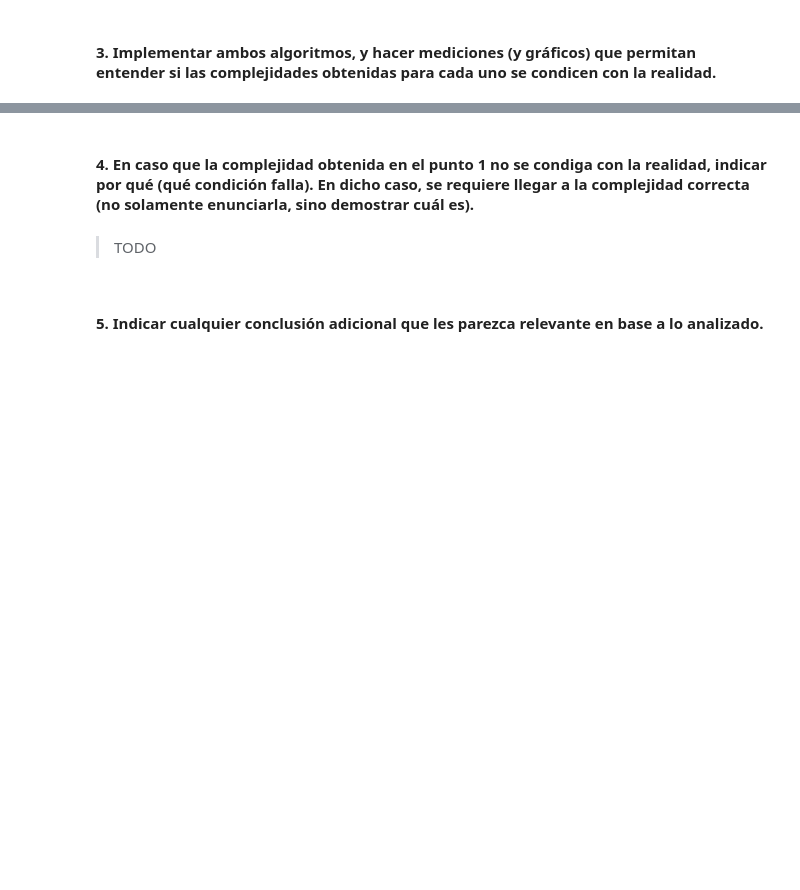
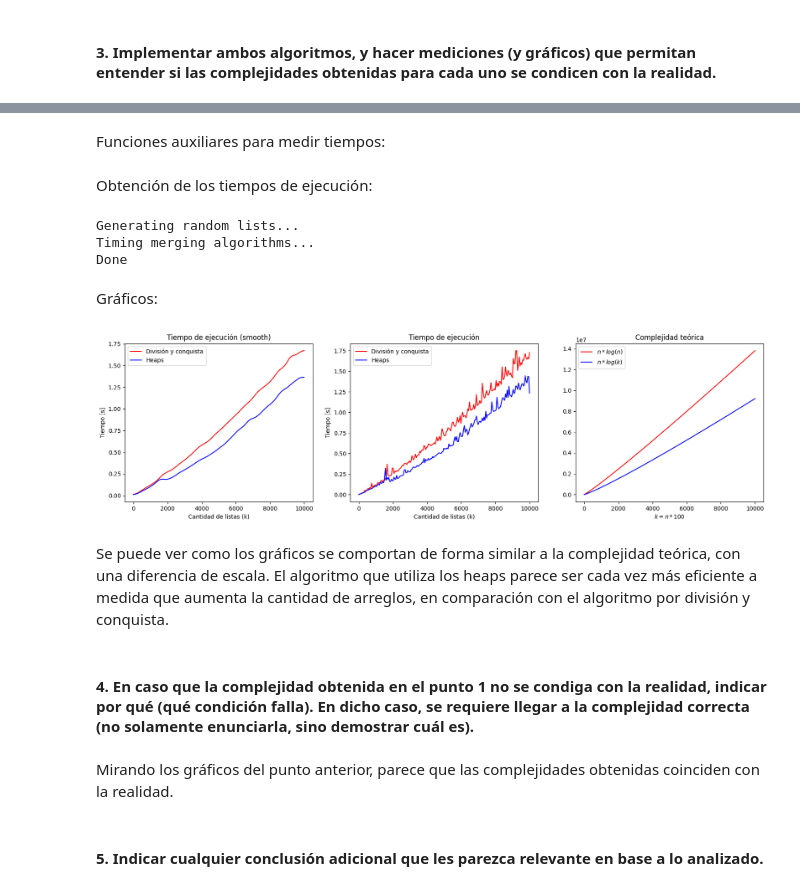
Before and after one commit to fdelu/tda-tp1, a Jupyter notebook: informe.ipynb, the cells around one changed output, grey strips where cells are left out. Cells and saved outputs as stored; diff of their text form; code cells hidden in the pictures; blank space fills up the shorter version.

```diff
--- a/informe.ipynb
+++ b/informe.ipynb
@@ -24,0 +110,2 @@ La idea en este caso será plantear otra solución y analizarla. Se propone el s
+# %% [markdown]
+Funciones auxiliares para medir tiempos:
@@ -25,7 +168,74 @@ La idea en este caso será plantear otra solución y analizarla. Se propone el s
+# %% [markdown]
+Obtención de los tiempos de ejecución:
+# %%
+K = 10000  # Cantidad de listas
+H = 100  # Elementos por lista
+
+SAMPLES = 200
+
+x = np.linspace(1, K, SAMPLES, dtype=int)
+times_dq, times_heaps = get_times(x, H)
+# %% [output]
+Generating random lists...
+Timing merging algorithms...
+Done
+# %% [markdown]
+Gráficos:
+# %%
+import seaborn as sns
+import numpy as np
+from matplotlib import pyplot as plt
+from scipy.ndimage import gaussian_filter1d
+
+SMOOTH_SIGMA = 4  # the bigger, the smoother
+
+
+def nlogn(k):
+    return (k * H) * np.log(k * H)
+
+
+def nlogk(k):
+    return (k * H) * np.log(k)
+
+
+def plot_times(
+    x: Iterable[int], times_dq: Iterable[float], times_heaps: Iterable[float]
+):
+    _, (ax1, ax2, ax3) = plt.subplots(1, 3, figsize=(20, 5))
+
+    # smooth lines
+    times_dq_smooth = gaussian_filter1d(times_dq, sigma=SMOOTH_SIGMA)
+    times_heaps_smooth = gaussian_filter1d(times_heaps, sigma=SMOOTH_SIGMA)
+
+    for ax in (ax1, ax2):
+        ax.set_xlabel("Cantidad de listas (k)")
+        ax.set_ylabel("Tiempo [s]")
+
+    sns.lineplot(
+        x=x, y=times_dq_smooth, label="División y conquista", ax=ax1, color="red"
+    )
+    sns.lineplot(x=x, y=times_heaps_smooth, label="Heaps", ax=ax1, color="blue")
+    ax1.set_title("Tiempo de ejecución (smooth)")
+
+    sns.lineplot(x=x, y=times_dq, label="División y conquista", ax=ax2, color="red")
+    sns.lineplot(x=x, y=times_heaps, label="Heaps", ax=ax2, color="blue")
+    ax2.set_title("Tiempo de ejecución")
+
+    sns.lineplot(x=x, y=[nlogn(k) for k in x], label="$n*log(n)$", ax=ax3, color="red")
+    sns.lineplot(x=x, y=[nlogk(k) for k in x], label="$n*log(k)$", ax=ax3, color="blue")
+    ax3.set_xlabel(rf"$k = n * {H}$")
+    ax3.set_title("Complejidad teórica")
+
+
+plot_times(x, times_dq, times_heaps)
+# %% [output]
+[figure, added]
+# %% [markdown]
+Se puede ver como los gráficos se comportan de forma similar a la complejidad teórica, con una diferencia de escala. El algoritmo que utiliza los heaps parece ser cada vez más eficiente a medida que aumenta la cantidad de arreglos, en comparación con el algoritmo por división y conquista.
 # %% [markdown]
 #### 4. En caso que la complejidad obtenida en el punto 1 no se condiga con la realidad, indicar por qué (qué condición falla). En dicho caso, se requiere llegar a la complejidad correcta (no solamente enunciarla, sino demostrar cuál es).
-# %% [markdown]
-> TODO
+# %% [markdown]
+Mirando los gráficos del punto anterior, parece que las complejidades obtenidas coinciden con la realidad.
 # %% [markdown]
 #### 5. Indicar cualquier conclusión adicional que les parezca relevante en base a lo analizado.
 # %% [markdown]
```
Also changed, not shown: parts of 11 cells of this notebook, 1 other file.
